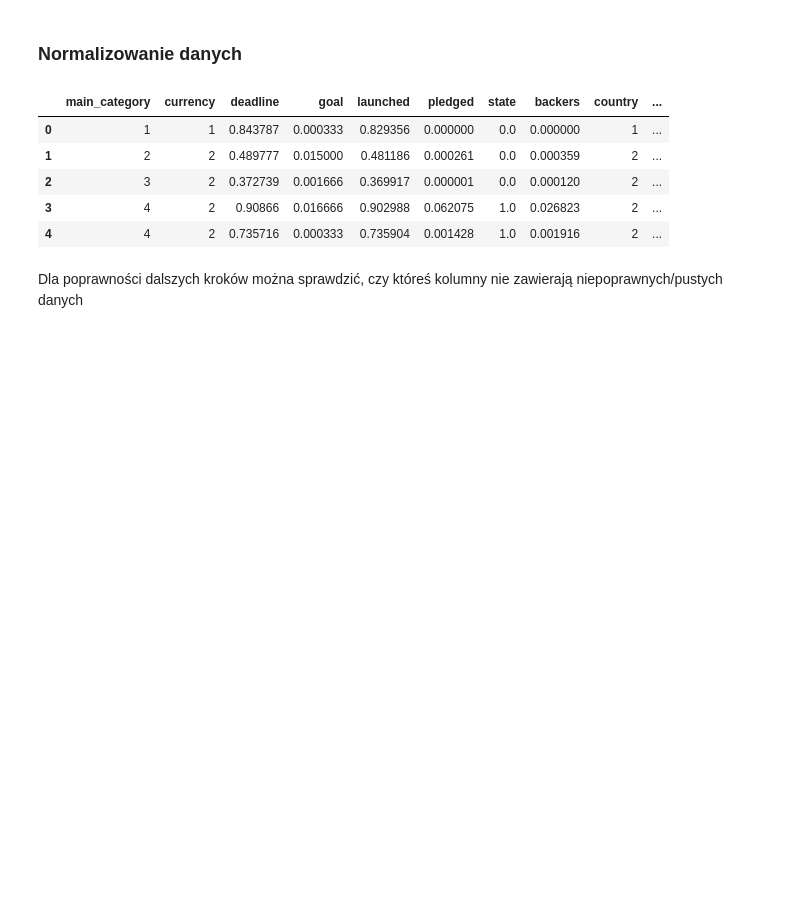
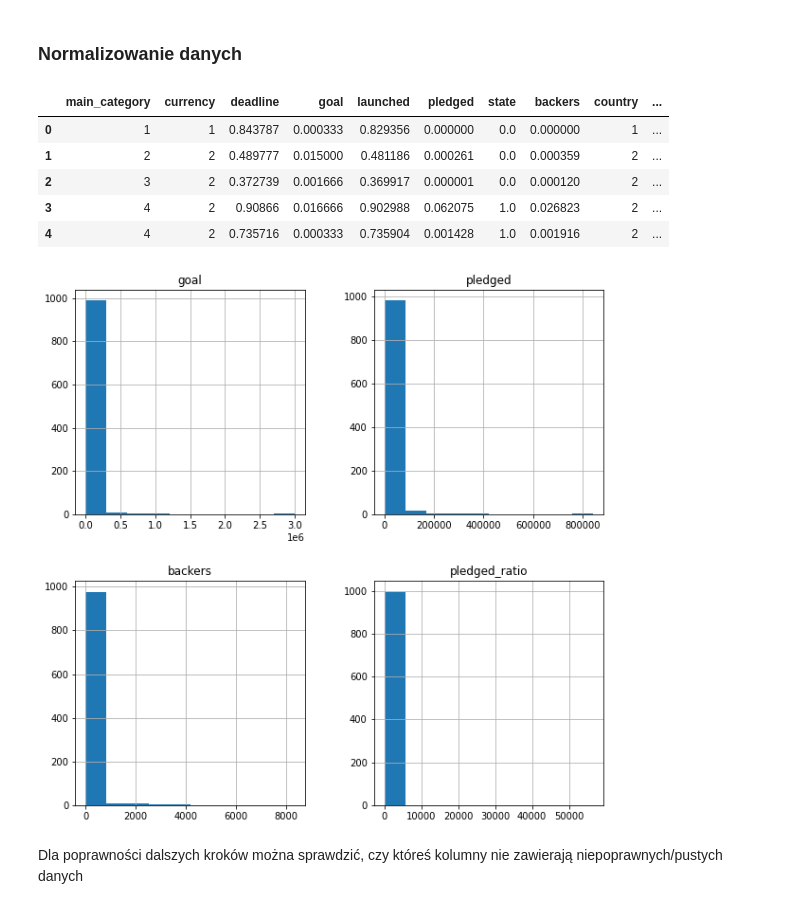
Before and after one commit to emesiarze/startup-data-analysis, a Jupyter notebook: kickstarter-analysis.ipynb, the cells around one changed output. Drawn from its saved outputs; the diff is of its cells as text; code cells hidden in the pictures; blank space fills up the shorter version.

```diff
--- a/kickstarter-analysis.ipynb
+++ b/kickstarter-analysis.ipynb
@@ -134,16 +137,18 @@ df['pledged_ratio'] = df['pledged'].astype(float) / df['goal'].astype(float) * 1
 # %% [markdown]
 ### Normalizowanie danych
 # %%
+df.hist(figsize=(10,10))
 colums_to_normalize = ['deadline', 'goal', 'launched', 'pledged', 'state', 'backers', 'pledged_ratio']
 df[colums_to_normalize] = df[colums_to_normalize].apply(lambda x: (x - x.min()) / (x.max() - x.min()))
 df.head()
 # %% [output]
 |  | main_category | currency | deadline | goal | launched | pledged | state | backers | country | ... |
 | 0 | 1 | 1 | 0.843787 | 0.000333 | 0.829356 | 0.000000 | 0.0 | 0.000000 | 1 | ... |
 | 1 | 2 | 2 | 0.489777 | 0.015000 | 0.481186 | 0.000261 | 0.0 | 0.000359 | 2 | ... |
 | 2 | 3 | 2 | 0.372739 | 0.001666 | 0.369917 | 0.000001 | 0.0 | 0.000120 | 2 | ... |
 | 3 | 4 | 2 | 0.90866 | 0.016666 | 0.902988 | 0.062075 | 1.0 | 0.026823 | 2 | ... |
 | 4 | 4 | 2 | 0.735716 | 0.000333 | 0.735904 | 0.001428 | 1.0 | 0.001916 | 2 | ... |
+[figure, added]
 # %% [markdown]
 Dla poprawności dalszych kroków można sprawdzić, czy któreś kolumny nie zawierają niepoprawnych/pustych danych
 # %%
```
Also changed, not shown: parts of 15 cells of this notebook.
